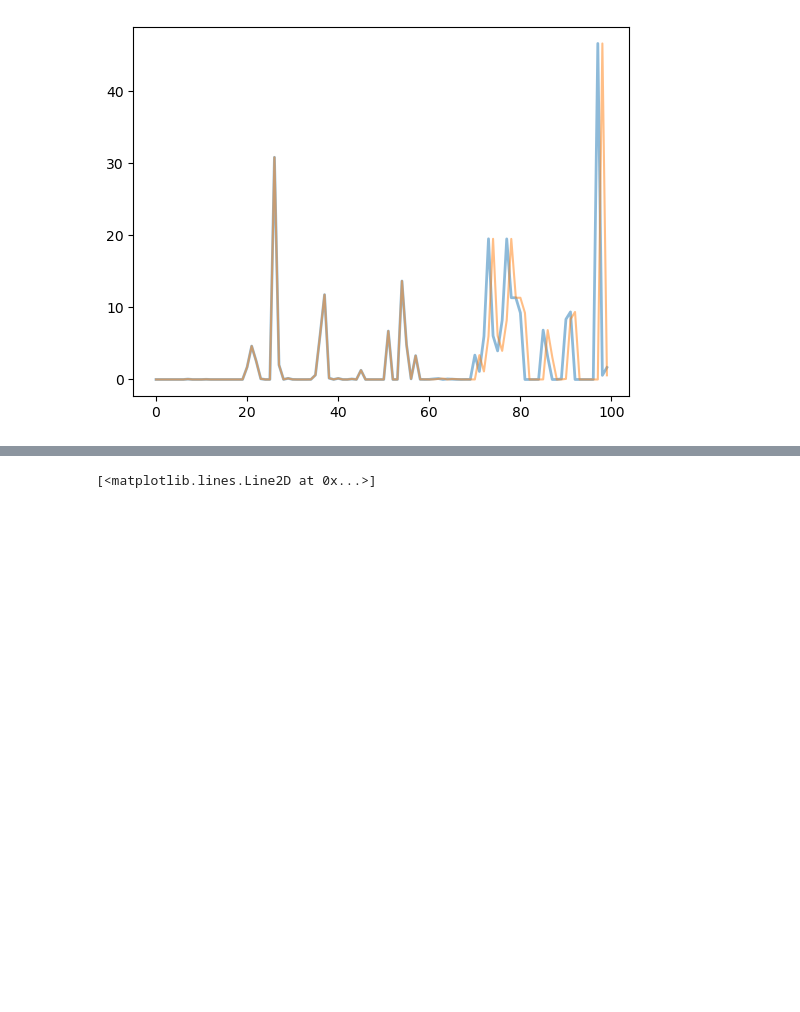
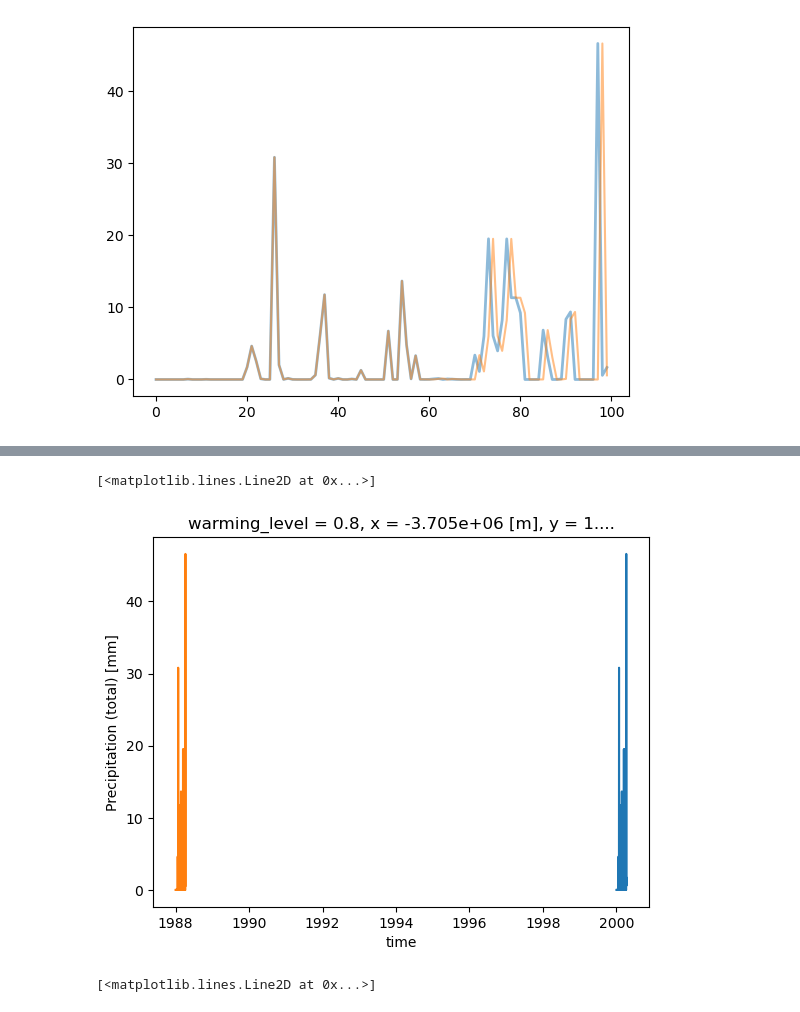
Before and after one commit to Eagle-Rock-Analytics/renewable-analysis, a Jupyter notebook: notebooks/validate_gwl_slicing.ipynb, the cells around one changed output, grey strips where cells are left out. Cells and saved outputs as stored; diff of their text form; code cells hidden in the pictures; blank space fills up the shorter version.

```diff
--- a/notebooks/validate_gwl_slicing.ipynb
+++ b/notebooks/validate_gwl_slicing.ipynb
@@ -73,0 +105,2 @@ plt.plot(gwl_subset.isel(time=slice(0, 100), x=200, y=250).squeeze().values, alp
+# %%
+wrfdat_gwl_time = add_dummy_time_to_wl(wrfdat_gwl)
@@ -74,3 +167,10 @@ plt.plot(gwl_subset.isel(time=slice(0, 100), x=200, y=250).squeeze().values, alp
+# %%
+wrfdat_gwl_time.sel(simulation="WRF_EC-Earth3_r1i1p1f1_historical+ssp370").isel(time=slice(0, 100), x=200, y=250).plot()
+
+gwl_subset.isel(time=slice(0, 100), x=200, y=250).squeeze().plot()
+# %% [output]
+[<matplotlib.lines.Line2D at 0x...>]
+[figure, added]
 # %%
 plt.plot(
     wrfdat_gwl.sel(simulation="WRF_EC-Earth3_r1i1p1f1_historical+ssp370")
```
Also changed, not shown: parts of 4 cells of this notebook, 19 other files.
